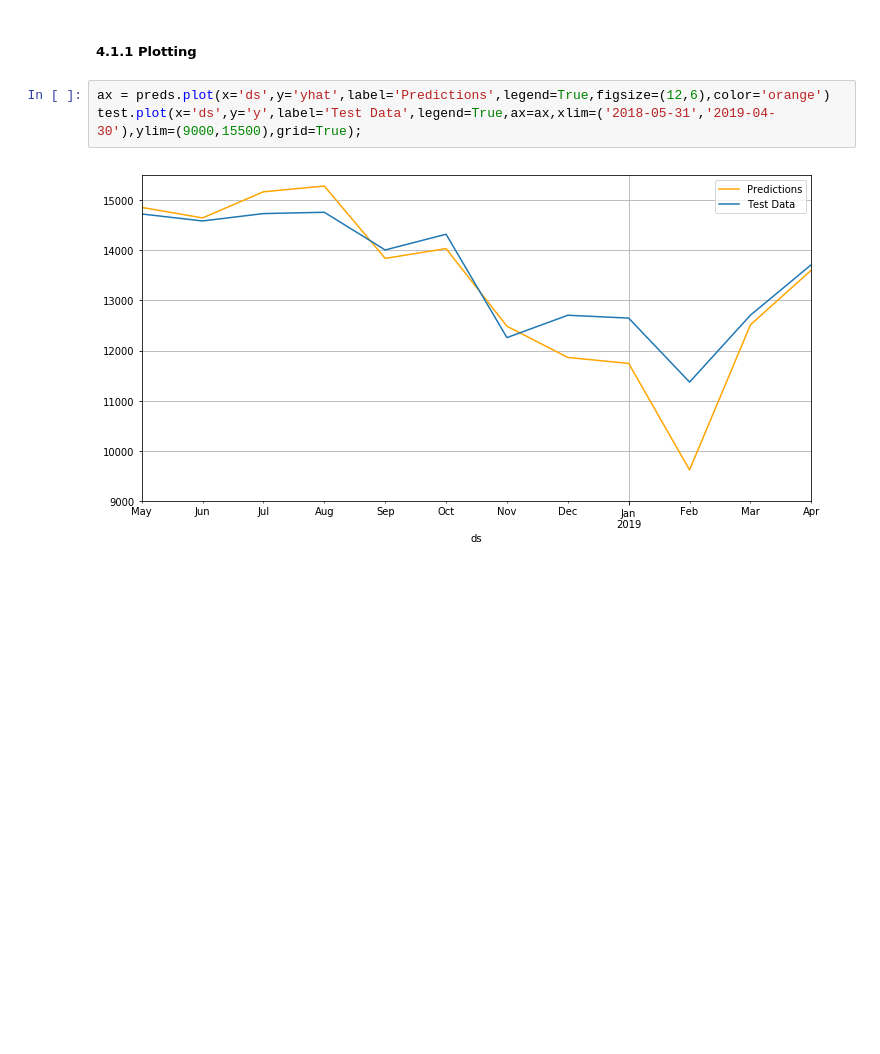
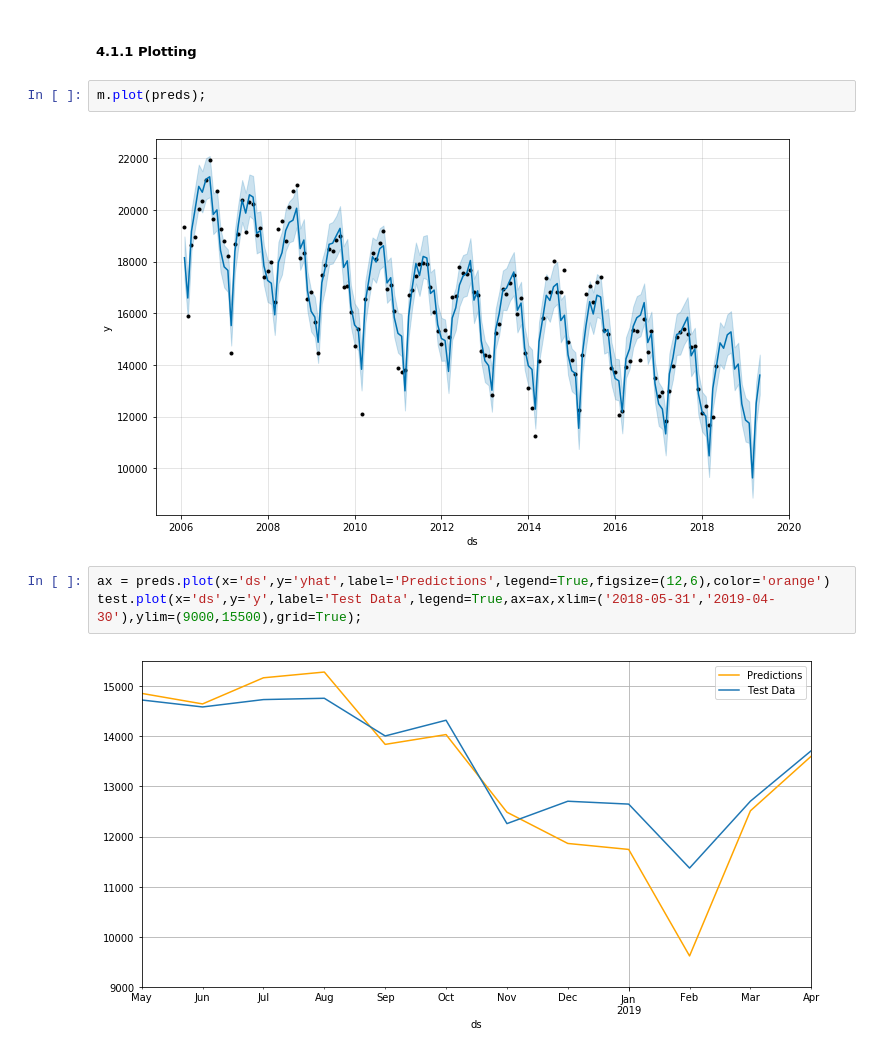
Before and after one commit to emunozlorenzo/DataCopCrimePrediction, a Jupyter notebook: notebooks/02_Prophet.ipynb, the cells around one changed output. Cells and saved outputs as stored; diff of their text form; blank space fills up the shorter version.

```diff
--- a/notebooks/02_Prophet.ipynb
+++ b/notebooks/02_Prophet.ipynb
@@ -81,5 +81,9 @@ INFO:fbprophet:Disabling daily seasonality. Run prophet with daily_seasonality=T
 # %% [markdown]
 ##### 4.1.1 Plotting
+# %%
+m.plot(preds);
+# %% [output]
+[figure, added]
 # %%
 ax = preds.plot(x='ds',y='yhat',label='Predictions',legend=True,figsize=(12,6),color='orange')
 test.plot(x='ds',y='y',label='Test Data',legend=True,ax=ax,xlim=('2018-05-31','2019-04-30'),ylim=(9000,15500),grid=True);
```
Also changed, not shown: parts of 7 cells of this notebook.
